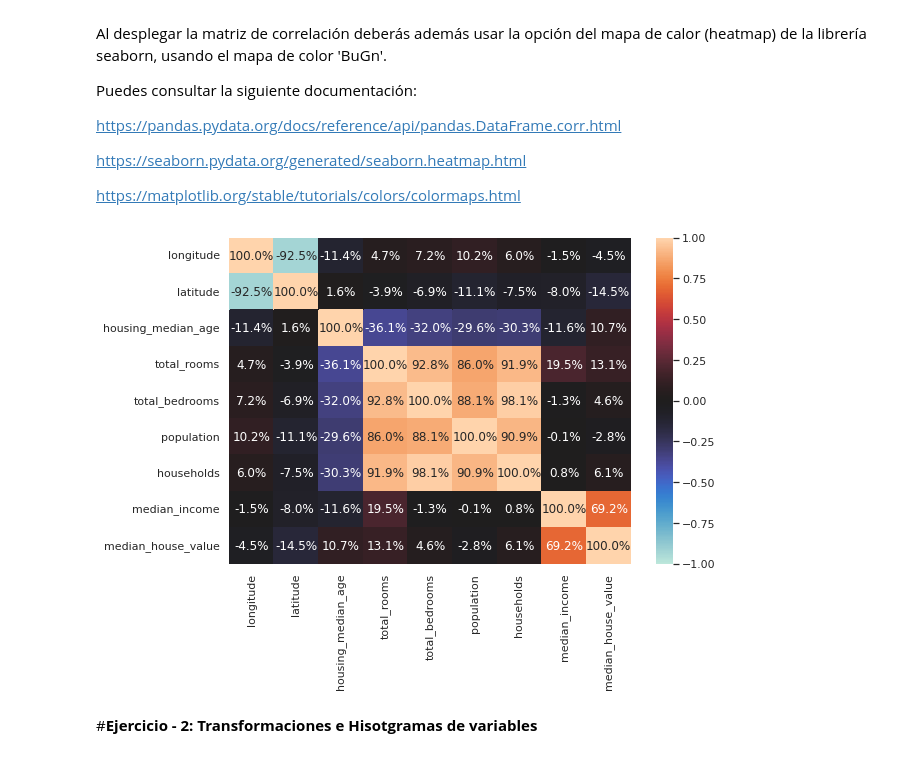
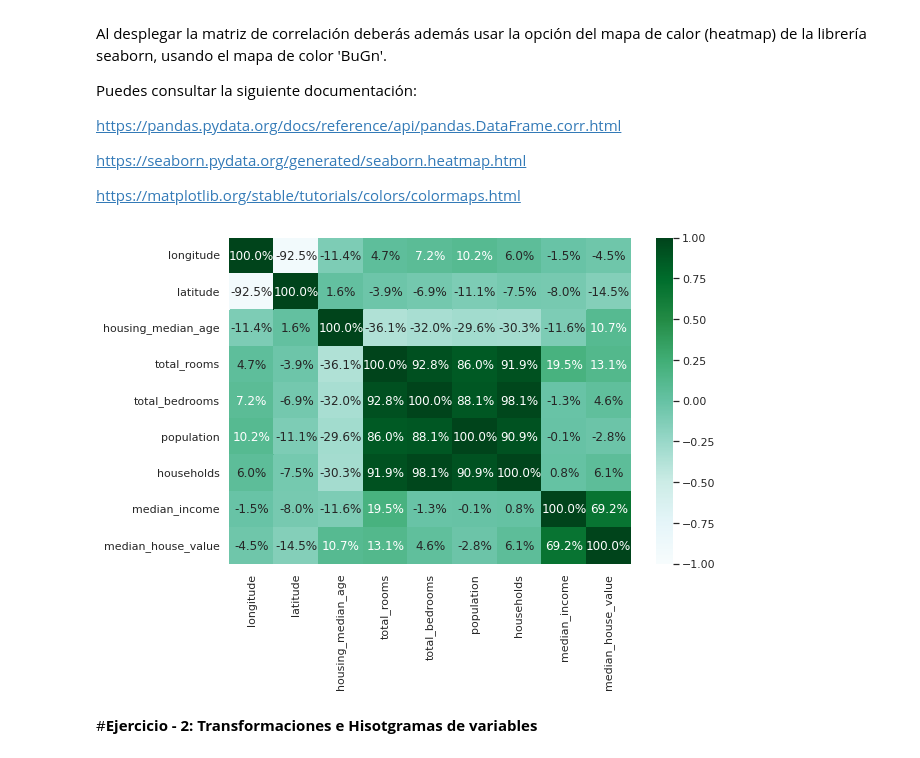
Before and after one commit to PosgradoMNA/actividades-de-aprendizaje-fabribara, a Jupyter notebook: MNA_IAyAA_semana_2_Actividad.ipynb, the cells around one changed output. Saved outputs shown, nothing was run; the diff lists cells and outputs as text; code cells hidden in the pictures.

```diff
--- a/MNA_IAyAA_semana_2_Actividad.ipynb
+++ b/MNA_IAyAA_semana_2_Actividad.ipynb
@@ -72,22 +72,22 @@ https://matplotlib.org/stable/tutorials/colors/colormaps.html
 # %%
 sns.set(rc={'figure.figsize':(9,6)})
 
 #########################################################################
 # INICIA LA SECCIÓN PARA AGREGAR CÓDIGO.
 # Ejercicio 1
 # Sustituye "None" por tus líneas de código dentro de esta región.
 # Se esperan cuando mucho 2 líneas de código.
 
 corr_matrix=misdatos.corr(method='pearson', min_periods=1)
-ax = sns.heatmap(corr_matrix, vmin=-1, vmax=1, center=0, annot=True, fmt=".1%")
+ax = sns.heatmap(corr_matrix, vmin=-1, vmax=1, center=0,cmap="BuGn", annot=True, fmt=".1%")
 #None
 
 
 # TERMINA LA SECCIÓN PARA AGREGAR CÓDIGO.
 #########################################################################
 
 plt.show()
 # %% [output]
-[figure, old version]
+[figure, new version]
 # %% [markdown]
 #**Ejercicio - 2: Transformaciones e Hisotgramas de variables**
```
Also changed, not shown: parts of 4 cells of this notebook.
